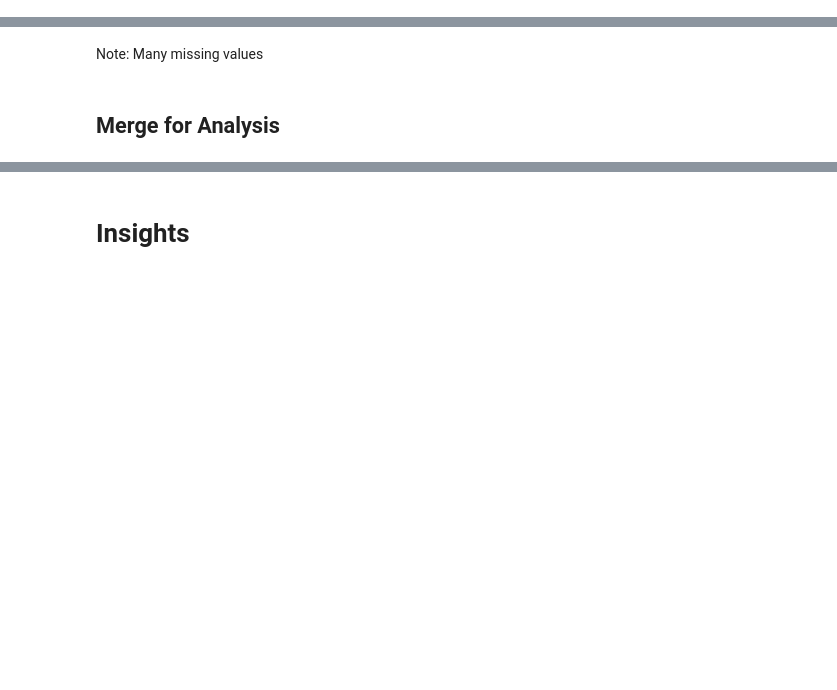
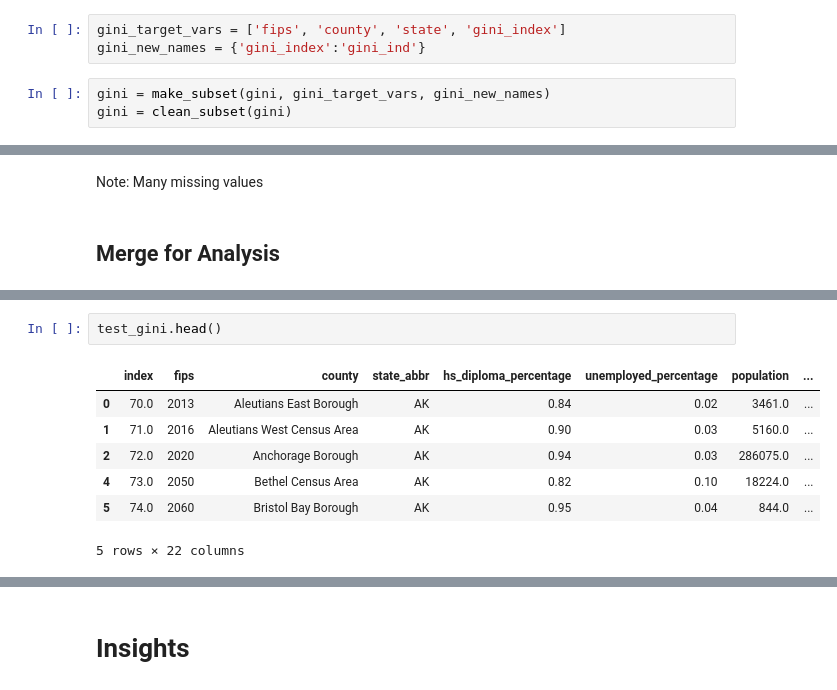
Before and after one commit to mapsg91/CapstoneII_MG, a Jupyter notebook: data/Clean Data/selected_vars/clean_select_features.ipynb, the cells around one changed output, grey strips where cells are left out. Saved outputs shown, nothing was run; the diff lists cells and outputs as text; blank space fills up the shorter version.

```diff
--- a/data/Clean Data/selected_vars/clean_select_features.ipynb
+++ b/data/Clean Data/selected_vars/clean_select_features.ipynb
@@ -98,0 +71,6 @@ us_counties_updated = us_counties_updated[~us_counties_updated['county'].isin(st
+# %%
+gini_target_vars = ['fips', 'county', 'state', 'gini_index']
+gini_new_names = {'gini_index':'gini_ind'}
+# %%
+gini = make_subset(gini, gini_target_vars, gini_new_names)
+gini = clean_subset(gini)
@@ -200,0 +221,10 @@ race_inequity_df = pd.merge(test_race_metrics, test_inequitydf, on=['state_abbr'
+# %%
+test_gini.head()
+# %% [output]
+|  | index | fips | county | state_abbr | hs_diploma_percentage | unemployed_percentage | population | ... |
+| 0 | 70.0 | 2013 | Aleutians East Borough | AK | 0.84 | 0.02 | 3461.0 | ... |
+| 1 | 71.0 | 2016 | Aleutians West Census Area | AK | 0.90 | 0.03 | 5160.0 | ... |
+| 2 | 72.0 | 2020 | Anchorage Borough | AK | 0.94 | 0.03 | 286075.0 | ... |
+| 4 | 73.0 | 2050 | Bethel Census Area | AK | 0.82 | 0.10 | 18224.0 | ... |
+| 5 | 74.0 | 2060 | Bristol Bay Borough | AK | 0.95 | 0.04 | 844.0 | ... |
+5 rows × 22 columns
```
Also changed, not shown: parts of 73 cells of this notebook, 8 other files.
